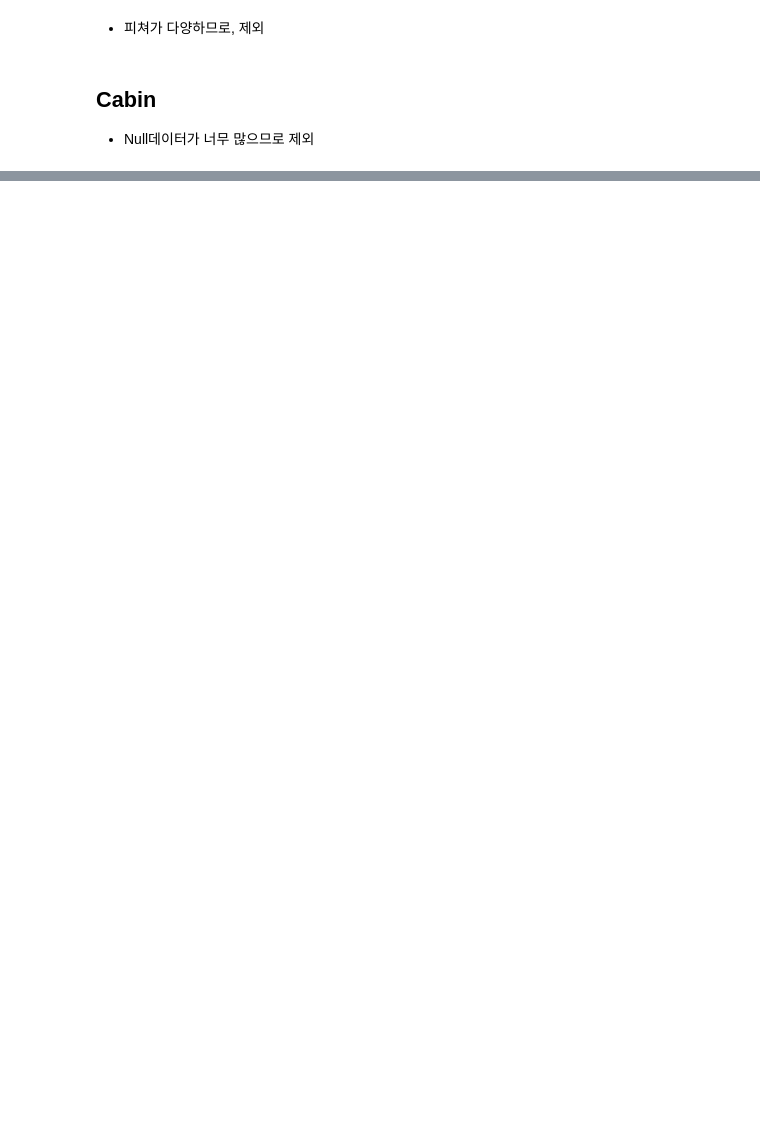
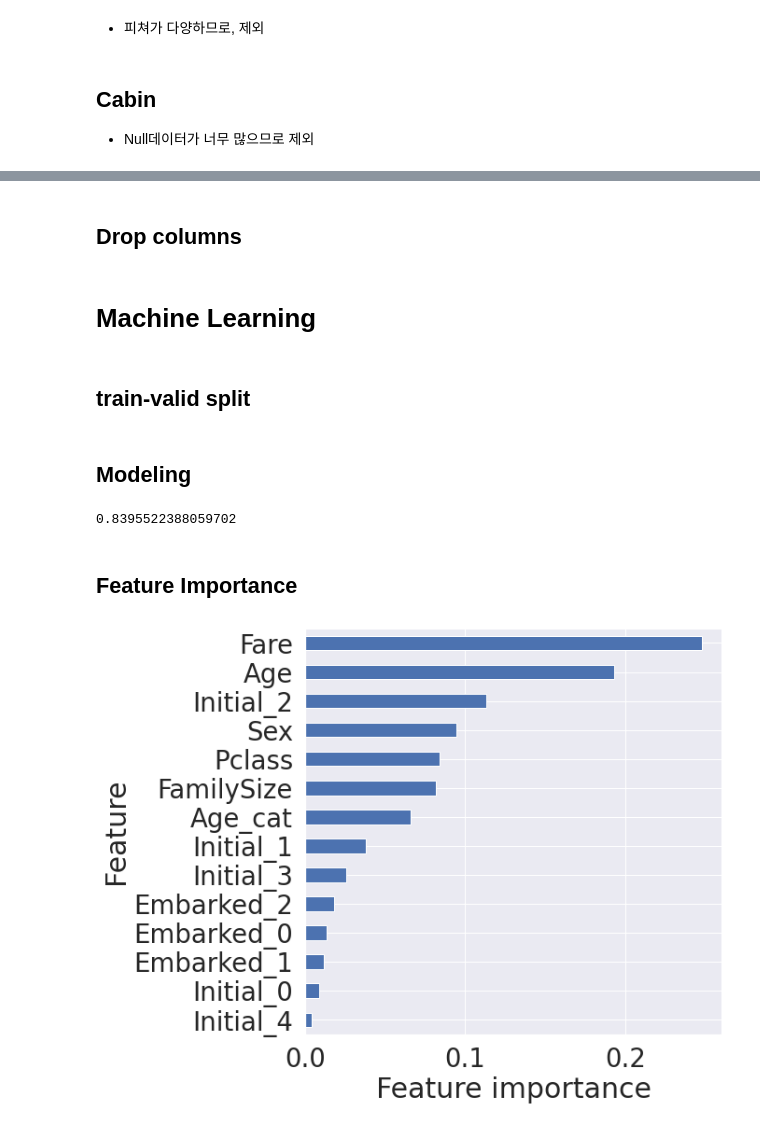
Before and after one commit to Daikoku1/Daikoku_Python, a Jupyter notebook: 캐글/타이타닉.ipynb, the cells around one changed output, grey strips where cells are left out. Drawn from its saved outputs; the diff is of its cells as text; code cells hidden in the pictures; blank space fills up the shorter version.

```diff
--- a/캐글/타이타닉.ipynb
+++ b/캐글/타이타닉.ipynb
@@ -369,0 +495,2 @@ Name: Ticket, Length: 681, dtype: int64
+# %% [markdown]
+## Drop columns
@@ -369,0 +500,2 @@ Name: Ticket, Length: 681, dtype: int64
+# %% [markdown]
+# Machine Learning
@@ -369,0 +506,36 @@ Name: Ticket, Length: 681, dtype: int64
+# %% [markdown]
+## train-valid split
+# %%
+X_train = df_train.drop('Survived', axis=1).values
+target_label = df_train['Survived'].values
+X_test = df_test.values
+# %%
+X_tr, X_vld, y_tr, y_vld = train_test_split(X_train,
+                                            target_label,
+                                            test_size=0.3,
+                                            random_state=2018)
+# %% [markdown]
+## Modeling
+# %%
+model = RandomForestClassifier()
+model.fit(X_tr, y_tr)
+prediction = model.predict(X_vld)
+# %%
+metrics.accuracy_score(prediction, y_vld)
+# %% [output]
+0.8395522388059702
+# %% [markdown]
+## Feature Importance
+# %%
+from pandas import Series
+
+importance = model.feature_importances_
+Series_feat_imp = Series(importance, index=df_test.columns)
+# %%
+plt.figure(figsize=(8, 8))
+Series_feat_imp.sort_values(ascending=True).plot.barh()
+plt.xlabel('Feature importance')
+plt.ylabel('Feature')
+plt.show()
+# %% [output]
+[figure, added]
```
Also changed, not shown: parts of 30 cells of this notebook.
